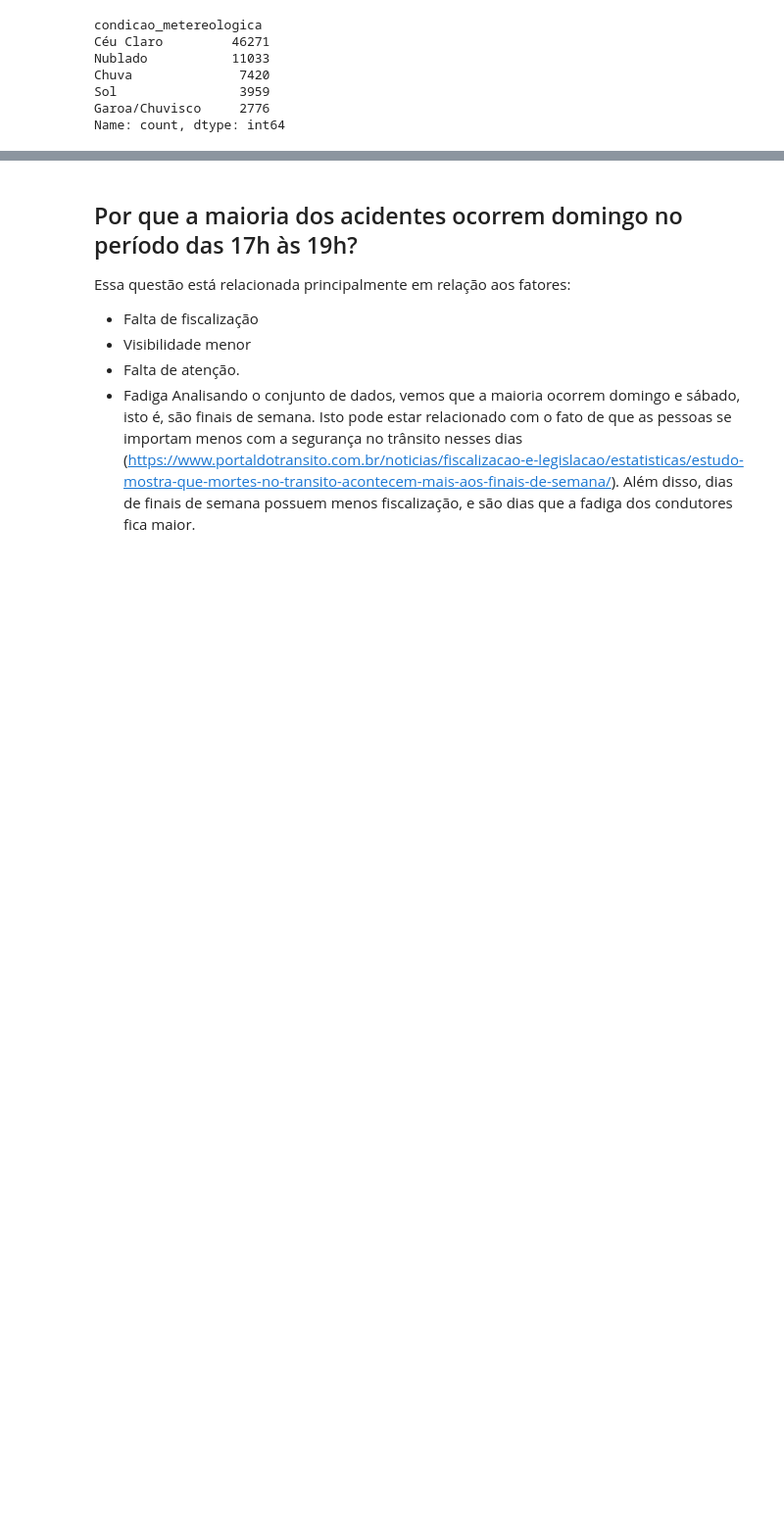
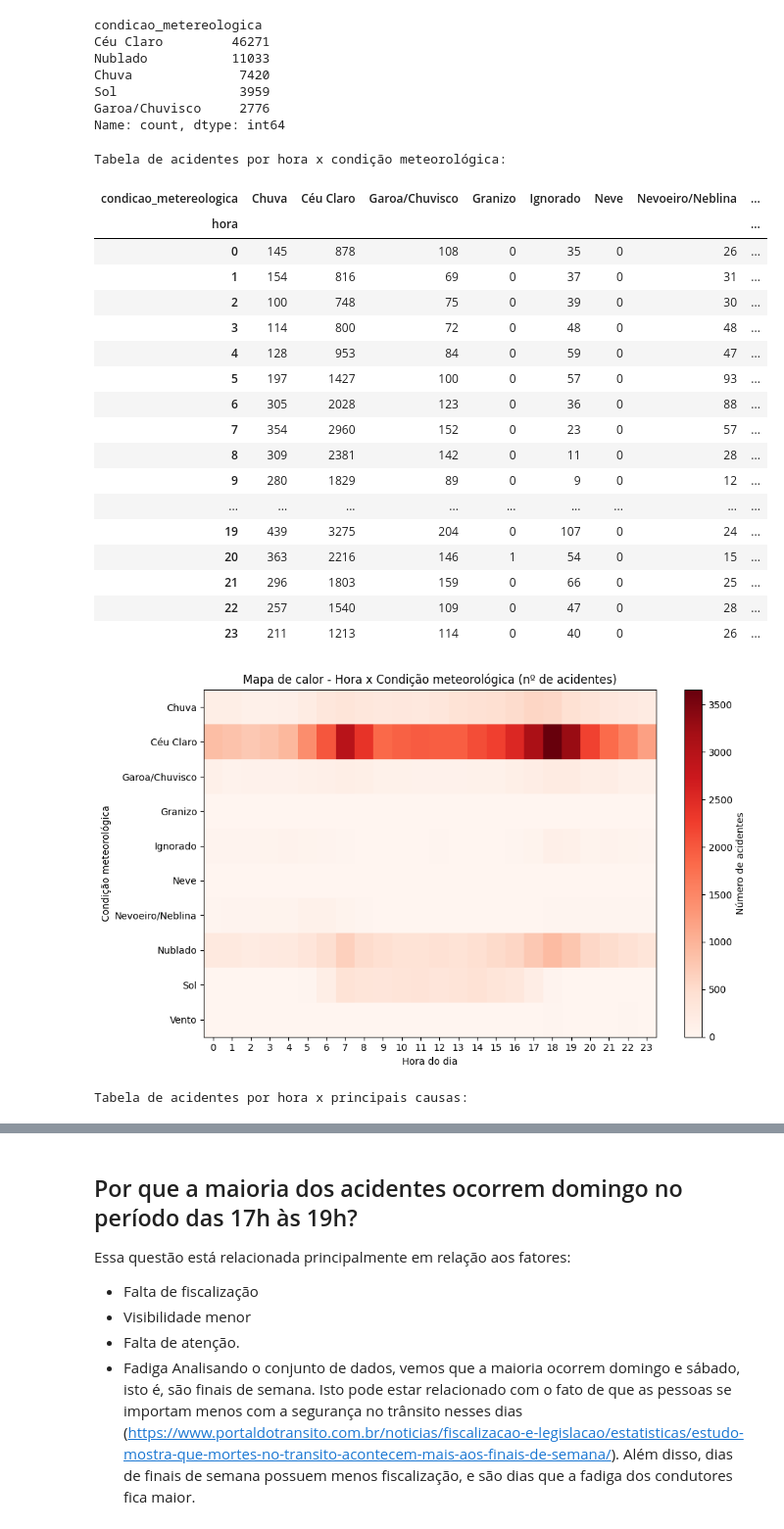
Before and after one commit to GiovaniFZ/Projeto_C318, a Jupyter notebook: Código_C318.ipynb, the cells around one changed output, grey strips where cells are left out. Shown at 98% size. Saved outputs shown, nothing was run; the diff lists cells and outputs as text; code cells hidden in the pictures; blank space fills up the shorter version.

Commit message:
feat: add analysis of critical highways, main causes, and hour vs weather/causes accident patterns

```diff
--- a/Código_C318.ipynb
+++ b/Código_C318.ipynb
@@ -110,3 +172,80 @@ Chuva              7420
 Sol                3959
 Garoa/Chuvisco     2776
 Name: count, dtype: int64
+# %%
+# Existe relação entre horário e clima com as causas de acidentes?
+
+# Garante que a coluna "hora" existe
+if "hora" not in df.columns:
+    df["hora"] = pd.to_datetime(df["horario"], format="%H:%M:%S").dt.hour
+
+# Tabela hora x condição climática
+tabela_hora_clima = pd.pivot_table(
+    df,
+    index="hora",
+    columns="condicao_metereologica",
+    values="id",
+    aggfunc="count"
+).fillna(0).astype(int)
+
+print("Tabela de acidentes por hora x condição meteorológica:")
+display(tabela_hora_clima)
+
+plt.figure(figsize=(10, 6))
+plt.imshow(tabela_hora_clima.T, aspect="auto", cmap="Reds")
+plt.colorbar(label="Número de acidentes")
+plt.yticks(range(len(tabela_hora_clima.columns)), tabela_hora_clima.columns)
+plt.xticks(range(0, 24), range(0, 24))
+plt.xlabel("Hora do dia")
+plt.ylabel("Condição meteorológica")
+plt.title("Mapa de calor - Hora x Condição meteorológica (nº de acidentes)")
+plt.tight_layout()
+plt.show()
+
+# Relação horário x principais causas de acidente
+principais_causas = df["causa_acidente"].value_counts().head(5).index
+df_causas_top = df[df["causa_acidente"].isin(principais_causas)]
+
+tabela_hora_causa = pd.pivot_table(
+    df_causas_top,
+    index="hora",
+    columns="causa_acidente",
+    values="id",
+    aggfunc="count"
+).fillna(0)
+
+print("\nTabela de acidentes por hora x principais causas:")
+display(tabela_hora_causa)
+
+plt.figure(figsize=(15, 6))
+plt.imshow(tabela_hora_causa.T, aspect="auto", cmap="Reds")
+plt.colorbar(label="Número de acidentes")
+plt.yticks(range(len(tabela_hora_causa.columns)), tabela_hora_causa.columns)
+plt.xticks(range(0, 24), range(0, 24))
+plt.xlabel("Hora do dia")
+plt.ylabel("Causa do acidente")
+plt.title("Mapa de calor - Hora x Principais causas de acidente (nº de acidentes)")
+plt.tight_layout()
+plt.show()
+# %% [output]
+Tabela de acidentes por hora x condição meteorológica:
+| condicao_metereologica | Chuva | Céu Claro | Garoa/Chuvisco | Granizo | Ignorado | Neve | Nevoeiro/Neblina | ... |
+| hora |  |  |  |  |  |  |  | ... |
+| 0 | 145 | 878 | 108 | 0 | 35 | 0 | 26 | ... |
+| 1 | 154 | 816 | 69 | 0 | 37 | 0 | 31 | ... |
+| 2 | 100 | 748 | 75 | 0 | 39 | 0 | 30 | ... |
+| 3 | 114 | 800 | 72 | 0 | 48 | 0 | 48 | ... |
+| 4 | 128 | 953 | 84 | 0 | 59 | 0 | 47 | ... |
+| 5 | 197 | 1427 | 100 | 0 | 57 | 0 | 93 | ... |
+| 6 | 305 | 2028 | 123 | 0 | 36 | 0 | 88 | ... |
+| 7 | 354 | 2960 | 152 | 0 | 23 | 0 | 57 | ... |
+| 8 | 309 | 2381 | 142 | 0 | 11 | 0 | 28 | ... |
+| 9 | 280 | 1829 | 89 | 0 | 9 | 0 | 12 | ... |
+| ... | ... | ... | ... | ... | ... | ... | ... | ... |
+| 19 | 439 | 3275 | 204 | 0 | 107 | 0 | 24 | ... |
+| 20 | 363 | 2216 | 146 | 1 | 54 | 0 | 15 | ... |
+| 21 | 296 | 1803 | 159 | 0 | 66 | 0 | 25 | ... |
+| 22 | 257 | 1540 | 109 | 0 | 47 | 0 | 28 | ... |
+| 23 | 211 | 1213 | 114 | 0 | 40 | 0 | 26 | ... |
+[figure, added]
+Tabela de acidentes por hora x principais causas:
```
Also changed, not shown: parts of 5 cells of this notebook, 1 other file.
